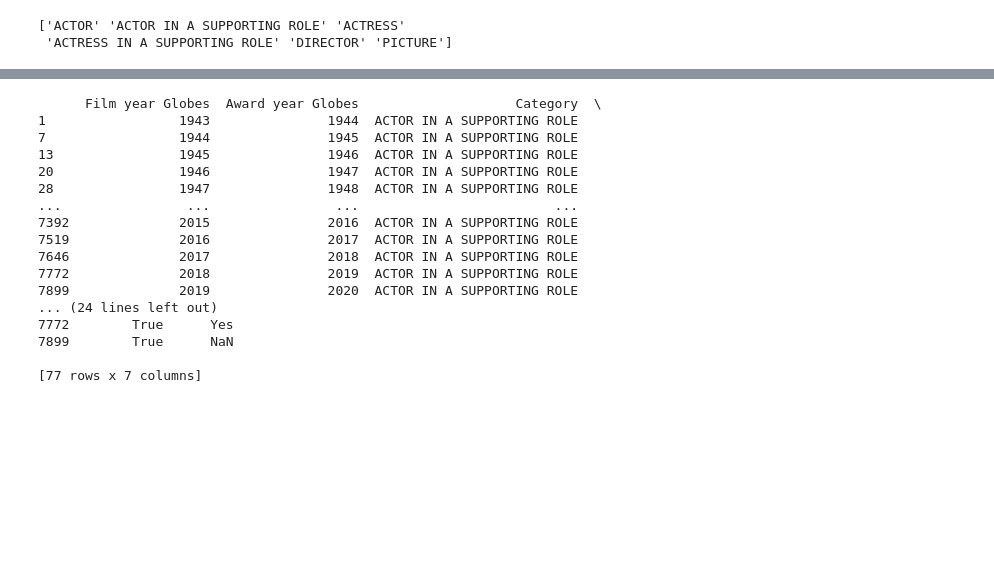
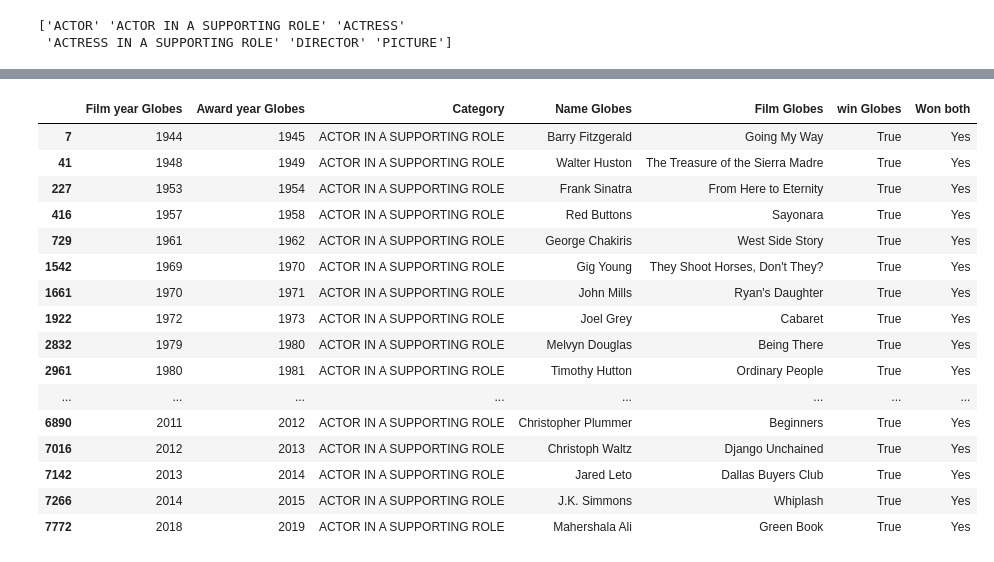
Before and after one commit to ReneTruuts/IDS_C19, a Jupyter notebook: Untitled.ipynb, the cells around one changed output, grey strips where cells are left out. Drawn from its saved outputs; the diff is of its cells as text; code cells hidden in the pictures; blank space fills up the shorter version.

```diff
--- a/Untitled.ipynb
+++ b/Untitled.ipynb
@@ -151,48 +151,48 @@ print(testdf)
 #Globes vs Oscars comparison: Actor in a supporting role
 
 #We create a new set.
 globesSupportingActorSet = {'Film year Globes': globes['year_film'], 'Award year Globes': globes['year_award'],
                   'Category': globes['category'], 'Name Globes': globes['nominee'], 'Film Globes': globes['film'],
                   'win Globes': globes['win']}
 #Based on the newly created set, we create a new dataframe.
 globesSupportingActor = pd.DataFrame(globesSupportingActorSet)
 #In the new dataframe, we only use the rows, where the category is 'ACTOR IN A SUPPORTING ROLE'
 globesSupportingActor = globesSupportingActor[globesSupportingActor['Category']=="ACTOR IN A SUPPORTING ROLE"]
 
 #Here we do the same thing with the Oscars results
 
 #We create a new set.
 oscarsSupportingActorSet = {'Film year Oscars': oscars['year_film'], 'Award year Oscars': oscars['year_ceremony'],
                   'Category': oscars['category'], 'Name Oscars': oscars['name'], 'Film Oscars': oscars['film'],
                   'win Oscars': oscars['winner']}
 #Based on the newly created set, we create a new dataframe.
 oscarsSupportingActor = pd.DataFrame(oscarsSupportingActorSet)
 #In the new dataframe, we only use the rows, where the category is 'ACTOR IN A SUPPORTING ROLE'
 oscarsSupportingActor = oscarsSupportingActor[oscarsSupportingActor['Category']=="ACTOR IN A SUPPORTING ROLE"]
 #Created copies of the datasets to not mess up any already made work, but now I'm too scared to change anything.
 testdf1 = oscarsSupportingActor.copy()
 testdf = globesSupportingActor.copy()
 #testdf2 is a dataframe in which we merged the dataframe copies we made before
 testdf2=testdf.merge(testdf1,left_on="Film year Globes",right_on="Film year Oscars")
 #Here we made a new column 'Won both', in which it says 'Yes' if the actor has won both awards for this particular movie, or 'NaN' if he hasn't
 testdf.loc[(testdf2['Award year Globes'].values == testdf2['Award year Oscars'].values) & (testdf2['Name Globes'].values == testdf2['Name Oscars'].values) & (testdf2['Film Globes'].values == testdf2['Film Oscars'].values), 'Won both'] = 'Yes'
 
-print(testdf)
+testdf.loc[testdf['Won both'] == 'Yes']
 # %% [output]
-      Film year Globes  Award year Globes                    Category  \
-1                 1943               1944  ACTOR IN A SUPPORTING ROLE
-7                 1944               1945  ACTOR IN A SUPPORTING ROLE
-13                1945               1946  ACTOR IN A SUPPORTING ROLE
-20                1946               1947  ACTOR IN A SUPPORTING ROLE
-28                1947               1948  ACTOR IN A SUPPORTING ROLE
-...                ...                ...                         ...
-7392              2015               2016  ACTOR IN A SUPPORTING ROLE
-7519              2016               2017  ACTOR IN A SUPPORTING ROLE
-7646              2017               2018  ACTOR IN A SUPPORTING ROLE
-7772              2018               2019  ACTOR IN A SUPPORTING ROLE
-7899              2019               2020  ACTOR IN A SUPPORTING ROLE
-... (24 lines left out)
-7772        True      Yes
-7899        True      NaN
-
-[77 rows x 7 columns]
+|  | Film year Globes | Award year Globes | Category | Name Globes | Film Globes | win Globes | Won both |
+| 7 | 1944 | 1945 | ACTOR IN A SUPPORTING ROLE | Barry Fitzgerald | Going My Way | True | Yes |
+| 41 | 1948 | 1949 | ACTOR IN A SUPPORTING ROLE | Walter Huston | The Treasure of the Sierra Madre | True | Yes |
+| 227 | 1953 | 1954 | ACTOR IN A SUPPORTING ROLE | Frank Sinatra | From Here to Eternity | True | Yes |
+| 416 | 1957 | 1958 | ACTOR IN A SUPPORTING ROLE | Red Buttons | Sayonara | True | Yes |
+| 729 | 1961 | 1962 | ACTOR IN A SUPPORTING ROLE | George Chakiris | West Side Story | True | Yes |
+| 1542 | 1969 | 1970 | ACTOR IN A SUPPORTING ROLE | Gig Young | They Shoot Horses, Don't They? | True | Yes |
+| 1661 | 1970 | 1971 | ACTOR IN A SUPPORTING ROLE | John Mills | Ryan's Daughter | True | Yes |
+| 1922 | 1972 | 1973 | ACTOR IN A SUPPORTING ROLE | Joel Grey | Cabaret | True | Yes |
+| 2832 | 1979 | 1980 | ACTOR IN A SUPPORTING ROLE | Melvyn Douglas | Being There | True | Yes |
+| 2961 | 1980 | 1981 | ACTOR IN A SUPPORTING ROLE | Timothy Hutton | Ordinary People | True | Yes |
+| ... | ... | ... | ... | ... | ... | ... | ... |
+| 6890 | 2011 | 2012 | ACTOR IN A SUPPORTING ROLE | Christopher Plummer | Beginners | True | Yes |
+| 7016 | 2012 | 2013 | ACTOR IN A SUPPORTING ROLE | Christoph Waltz | Django Unchained | True | Yes |
+| 7142 | 2013 | 2014 | ACTOR IN A SUPPORTING ROLE | Jared Leto | Dallas Buyers Club | True | Yes |
+| 7266 | 2014 | 2015 | ACTOR IN A SUPPORTING ROLE | J.K. Simmons | Whiplash | True | Yes |
+| 7772 | 2018 | 2019 | ACTOR IN A SUPPORTING ROLE | Mahershala Ali | Green Book | True | Yes |
```
Also changed, not shown: parts of 7 cells of this notebook.
